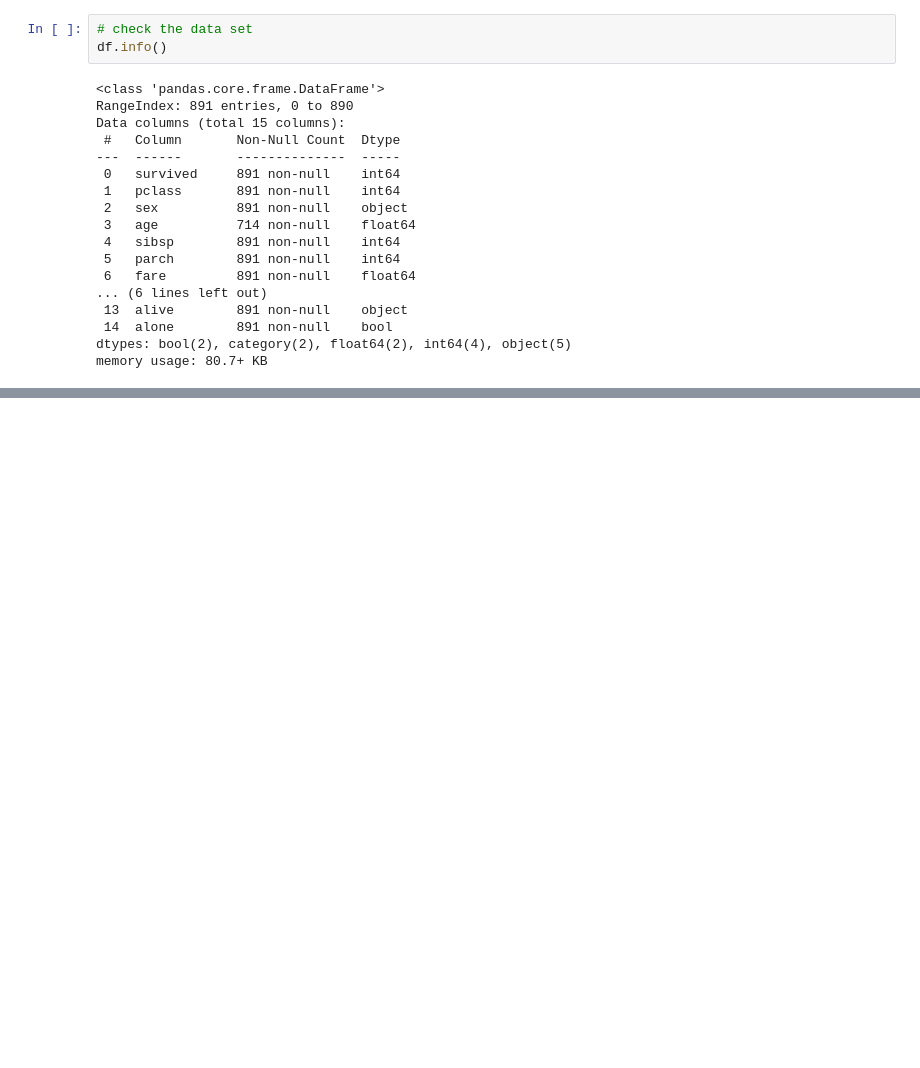
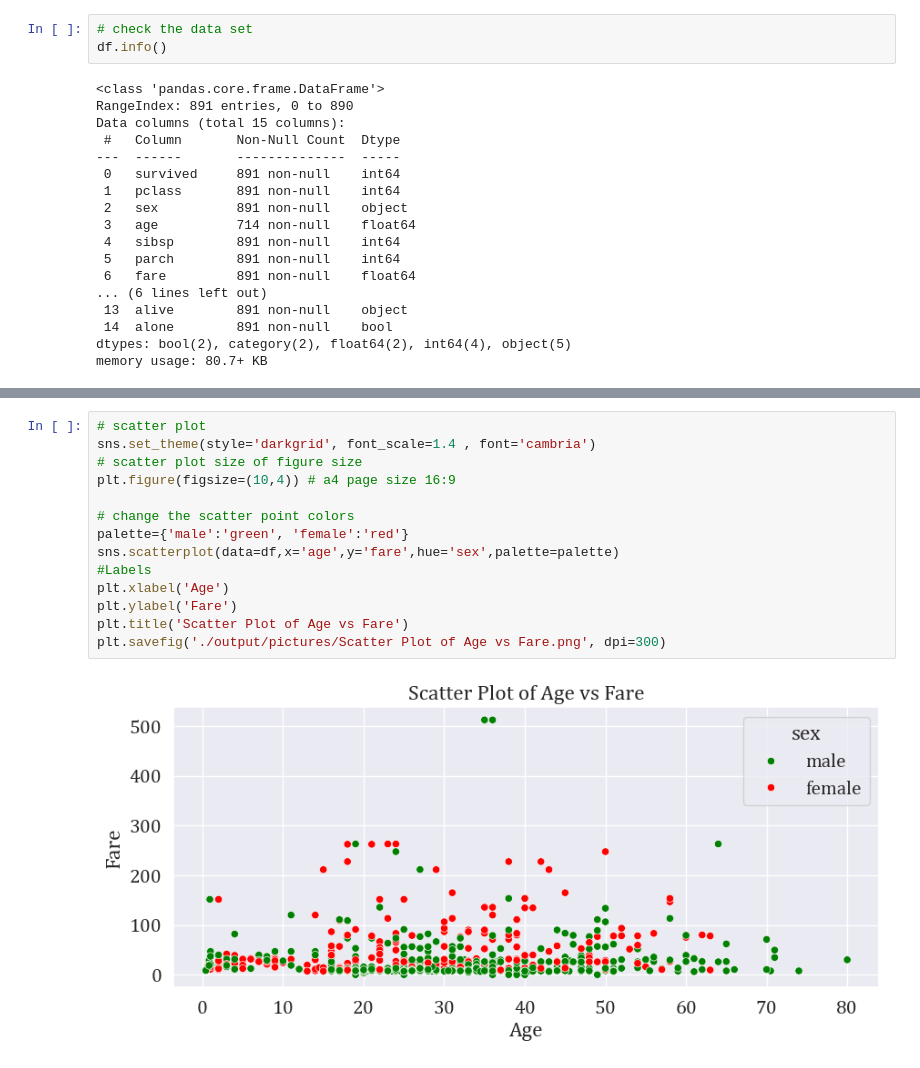
Before and after one commit to MotsimAslam/Pandas-Practice, a Jupyter notebook: 07_plotting_seabor.ipynb, the cells around one changed output, grey strips where cells are left out. Drawn from its saved outputs; the diff is of its cells as text; blank space fills up the shorter version.

```diff
--- a/07_plotting_seabor.ipynb
+++ b/07_plotting_seabor.ipynb
@@ -70,0 +71,16 @@ Text(0.5, 1.0, 'Scatter Plot of Age vs Fare')
+# %%
+# scatter plot
+sns.set_theme(style='darkgrid', font_scale=1.4 , font='cambria')
+# scatter plot size of figure size
+plt.figure(figsize=(10,4)) # a4 page size 16:9
+
+# change the scatter point colors
+palette={'male':'green', 'female':'red'}
+sns.scatterplot(data=df,x='age',y='fare',hue='sex',palette=palette)
+#Labels
+plt.xlabel('Age')
+plt.ylabel('Fare')
+plt.title('Scatter Plot of Age vs Fare')
+plt.savefig('./output/pictures/Scatter Plot of Age vs Fare.png', dpi=300)
+# %% [output]
+[figure, added]
```
Also changed, not shown: parts of 7 cells of this notebook, 1 other file.
